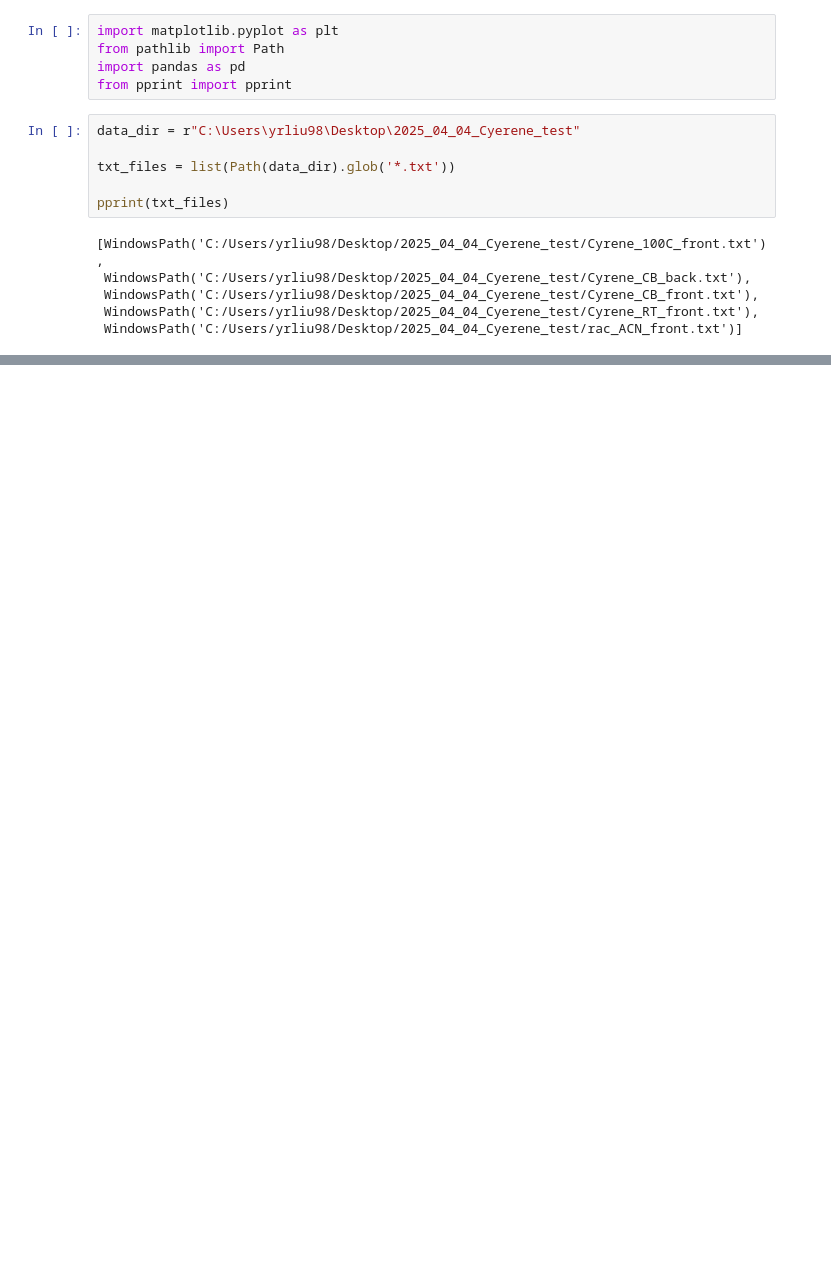
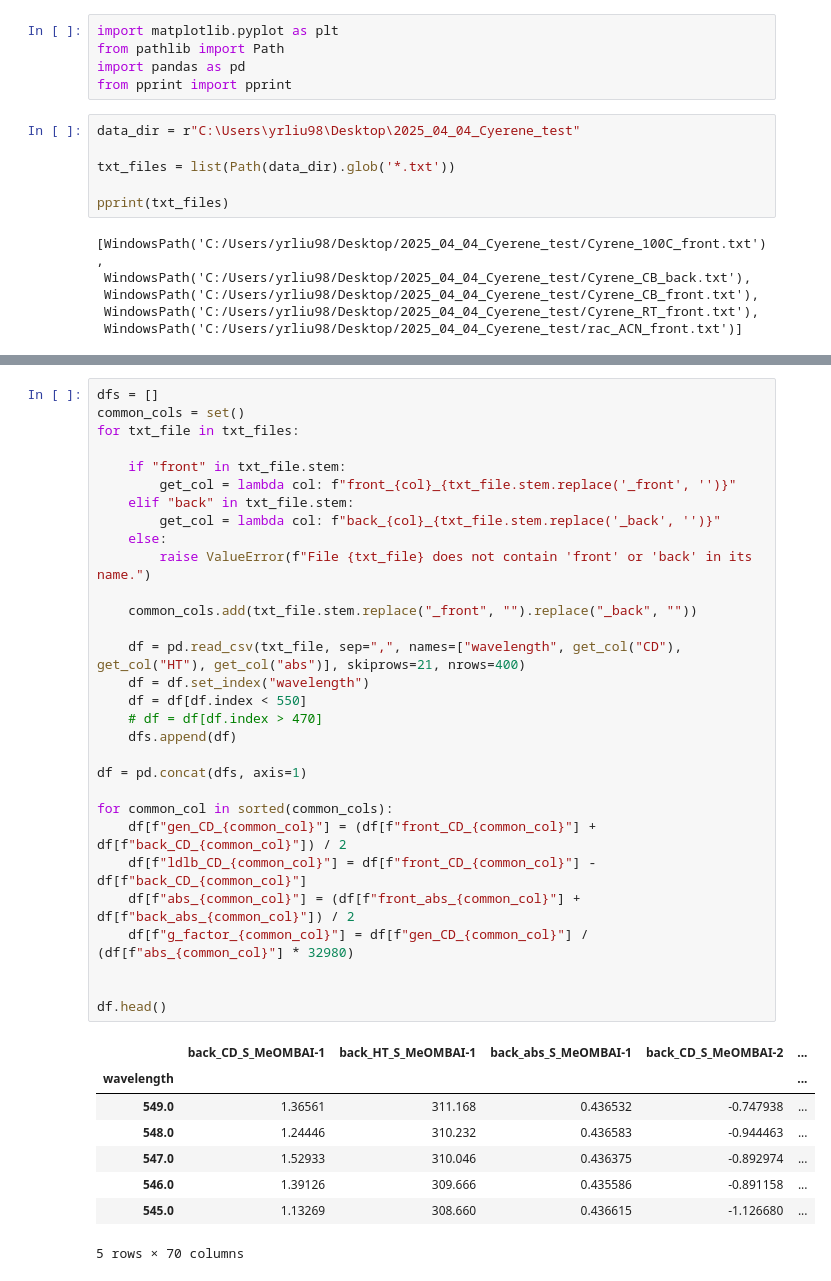
Before and after one commit to yyrliu/lbl-snipplets, a Jupyter notebook: cd-plot.ipynb, the cells around one changed output, grey strips where cells are left out. Cells and saved outputs as stored; diff of their text form; blank space fills up the shorter version.

```diff
--- a/cd-plot.ipynb
+++ b/cd-plot.ipynb
@@ -61,0 +89,39 @@ fig.savefig(Path(data_dir, "ACN_CB_plot.jpg"))
+# %%
+dfs = []
+common_cols = set()
+for txt_file in txt_files:
+
+    if "front" in txt_file.stem:
+        get_col = lambda col: f"front_{col}_{txt_file.stem.replace('_front', '')}"
+    elif "back" in txt_file.stem:
+        get_col = lambda col: f"back_{col}_{txt_file.stem.replace('_back', '')}"
+    else:
+        raise ValueError(f"File {txt_file} does not contain 'front' or 'back' in its name.")
+
+    common_cols.add(txt_file.stem.replace("_front", "").replace("_back", ""))
+
+    df = pd.read_csv(txt_file, sep=",", names=["wavelength", get_col("CD"), get_col("HT"), get_col("abs")], skiprows=21, nrows=400)
+    df = df.set_index("wavelength")
+    df = df[df.index < 550]
+    # df = df[df.index > 470]
+    dfs.append(df)
+
+df = pd.concat(dfs, axis=1)
+
+for common_col in sorted(common_cols):
+    df[f"gen_CD_{common_col}"] = (df[f"front_CD_{common_col}"] + df[f"back_CD_{common_col}"]) / 2
+    df[f"ldlb_CD_{common_col}"] = df[f"front_CD_{common_col}"] - df[f"back_CD_{common_col}"]
+    df[f"abs_{common_col}"] = (df[f"front_abs_{common_col}"] + df[f"back_abs_{common_col}"]) / 2
+    df[f"g_factor_{common_col}"] = df[f"gen_CD_{common_col}"] / (df[f"abs_{common_col}"] * 32980)
+
+
+df.head()
+# %% [output]
+|  | back_CD_S_MeOMBAI-1 | back_HT_S_MeOMBAI-1 | back_abs_S_MeOMBAI-1 | back_CD_S_MeOMBAI-2 | ... |
+| wavelength |  |  |  |  | ... |
+| 549.0 | 1.36561 | 311.168 | 0.436532 | -0.747938 | ... |
+| 548.0 | 1.24446 | 310.232 | 0.436583 | -0.944463 | ... |
+| 547.0 | 1.52933 | 310.046 | 0.436375 | -0.892974 | ... |
+| 546.0 | 1.39126 | 309.666 | 0.435586 | -0.891158 | ... |
+| 545.0 | 1.13269 | 308.660 | 0.436615 | -1.126680 | ... |
+5 rows × 70 columns
```
Also changed, not shown: parts of 4 cells of this notebook, 4 other files.
